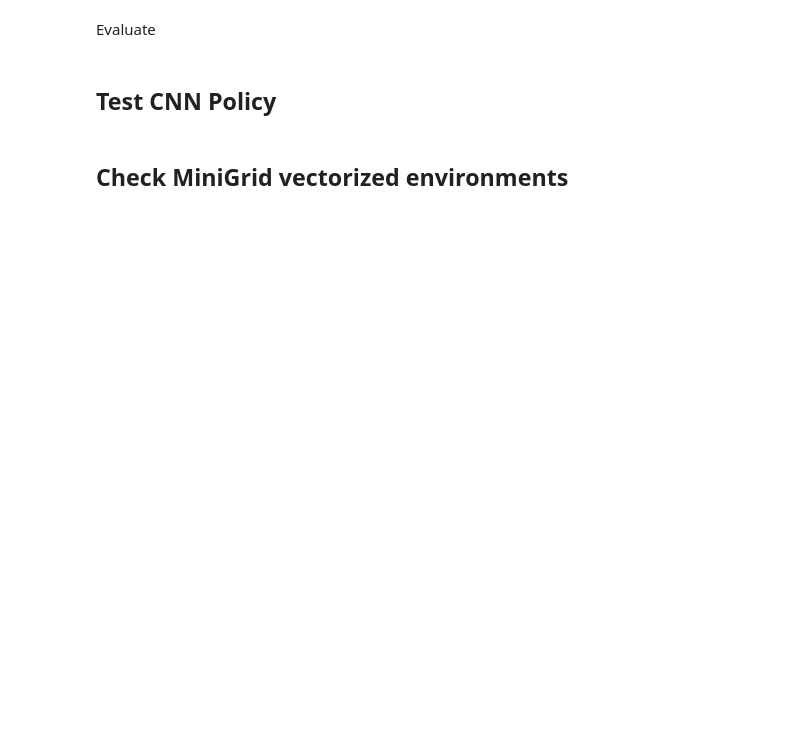
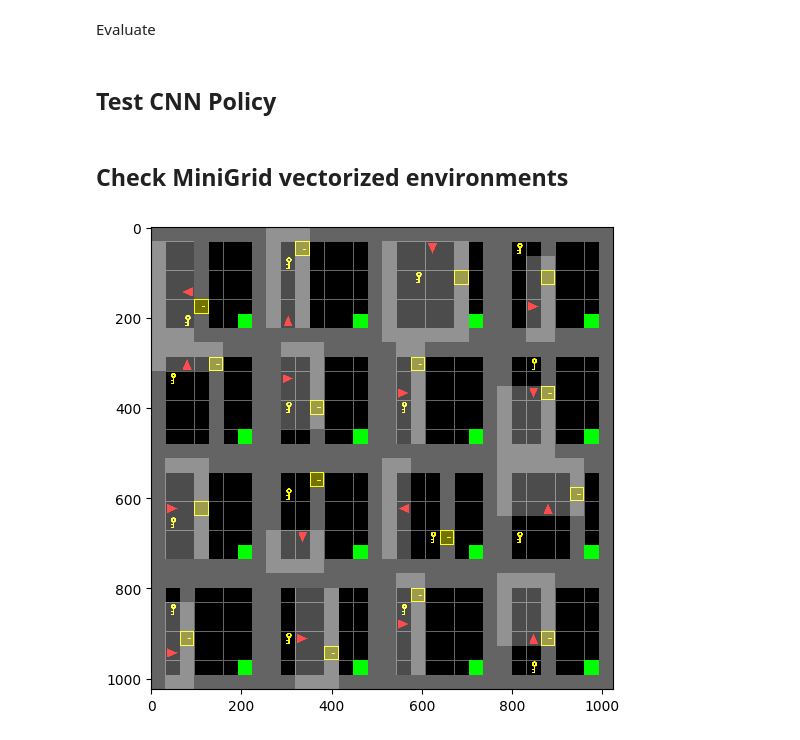
Before and after one commit to ibagur/tfm-experiments, a Jupyter notebook: BLIP/RL/test_minigrid_ppo.ipynb, the cells around one changed output. Drawn from its saved outputs; the diff is of its cells as text; code cells hidden in the pictures; blank space fills up the shorter version.

```diff
--- a/BLIP/RL/test_minigrid_ppo.ipynb
+++ b/BLIP/RL/test_minigrid_ppo.ipynb
@@ -532,19 +534,21 @@ def ImgRGBImgPartialObsWrapper(env):
 # %%
 import matplotlib.pyplot as plt
 
-#env_name = 'MiniGrid-DoorKey-6x6-v0'
+env_name = 'MiniGrid-DoorKey-8x8-v0'
 #env_name = 'MiniGrid-WallGapS6-v0'
-env_name = 'MiniGrid-LavaGapS6-v0'
+#env_name = 'MiniGrid-LavaGapS6-v0'
 
 # Create vectorized environment with wrapper class
 vec_env = make_vec_envs(env_name, args.seed, args.num_processes, args.gamma, args.log_dir, device, False, wrapper_class=FlatObsWrapper)
 
 # Plot snapshot of vectorized environment and check randomized init
 vec_env.reset()
 before_img = vec_env.render('rgb_array')
 
 plt.figure(figsize = (6.,6.))
 plt.imshow(before_img);
+# %% [output]
+[figure, added]
 # %%
 import matplotlib.pyplot as plt
 
```
Also changed, not shown: parts of 2 cells of this notebook, 2 other files.
